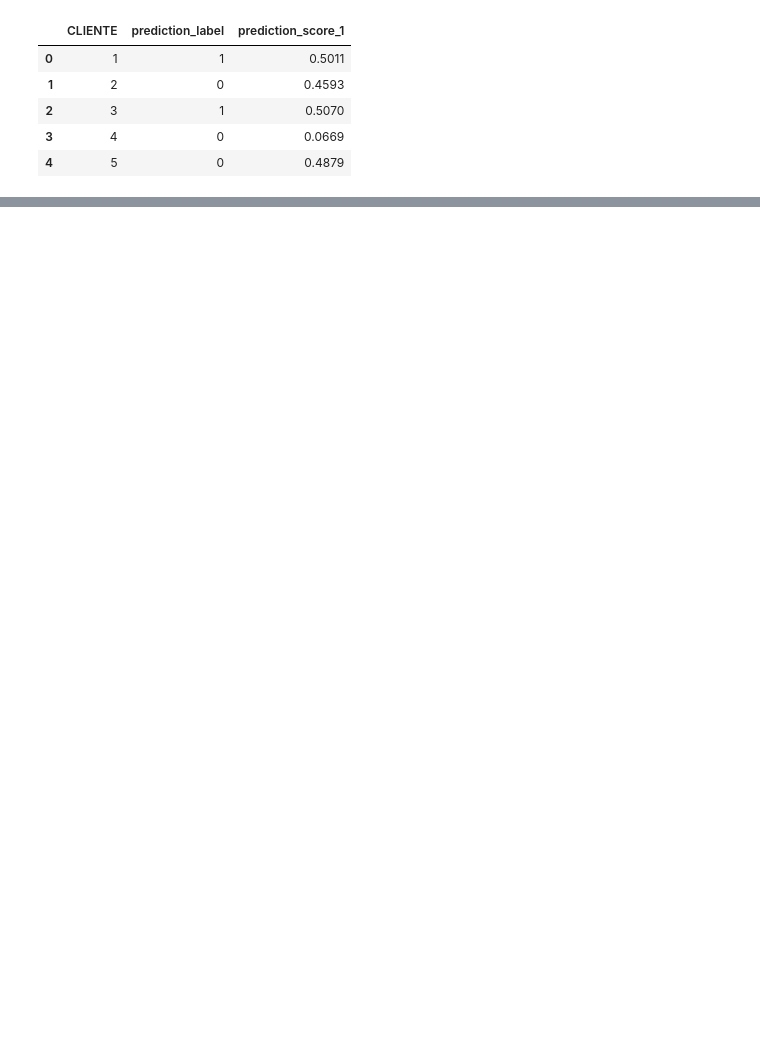
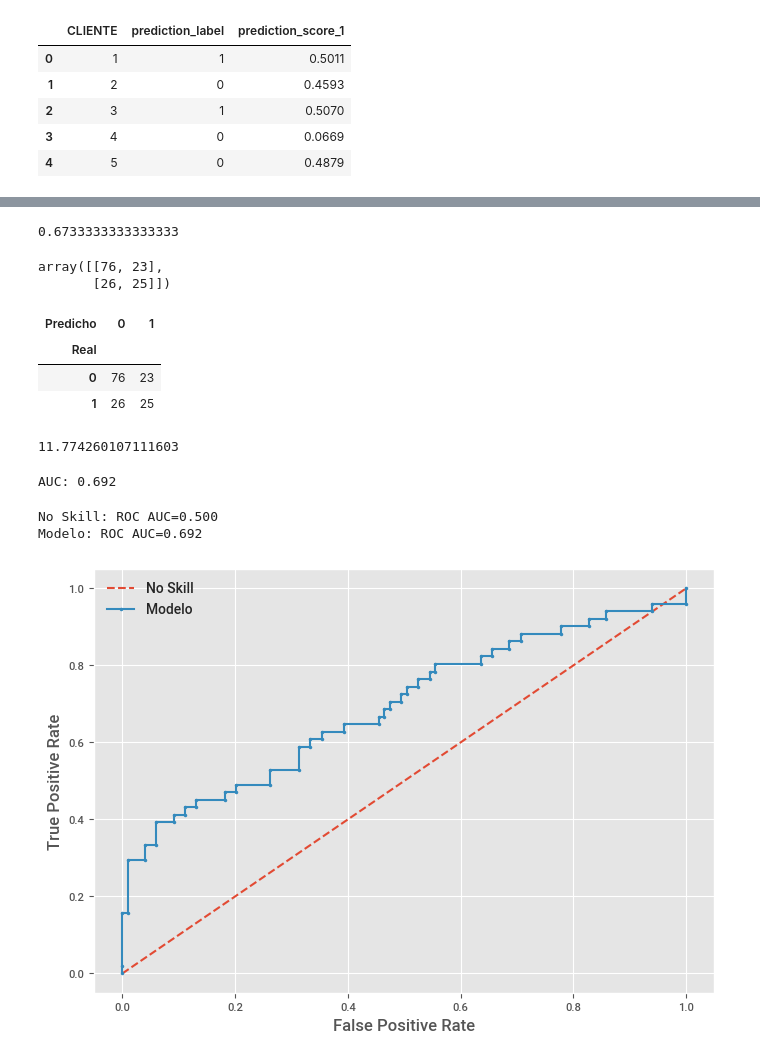
Before and after one commit to jorgesolisservelion/portfolio, a Jupyter notebook: Campaña_Mkt_Mailing.ipynb, the cells around one changed output, grey strips where cells are left out. Cells and saved outputs as stored; diff of their text form; code cells hidden in the pictures; blank space fills up the shorter version.

```diff
--- a/Campaña_Mkt_Mailing.ipynb
+++ b/Campaña_Mkt_Mailing.ipynb
@@ -384,0 +530,2 @@ dfp.head(5)
+# %%
+knn.fit(X_train, y_train)
@@ -384,0 +600,5 @@ dfp.head(5)
+# %%
+from sklearn.linear_model import LogisticRegression
+lgr = LogisticRegression(C=1,max_iter=1000,random_state=123)
+# %%
+lgr.fit(X_train, y_train)
@@ -384,0 +618,3 @@ dfp.head(5)
+# %%
+prob_lgr =  lgr.predict_proba(X_test)[:, 1]
+prob_lgr
@@ -384,0 +655,63 @@ dfp.head(5)
+# %%
+metrics.accuracy_score(y_test,y_pred_lgr)
+# %% [output]
+0.6733333333333333
+# %%
+metrics.confusion_matrix(y_test, y_pred_lgr)
+# %% [output]
+array([[76, 23],
+       [26, 25]])
+# %%
+pd.crosstab(y_test,y_pred_lgr
+                  ,rownames = ['Real']
+                  ,colnames = ['Predicho'])
+# %% [output]
+| Predicho | 0 | 1 |
+| Real |  |  |
+| 0 | 76 | 23 |
+| 1 | 26 | 25 |
+# %%
+metrics.log_loss(y_test,y_pred_lgr)
+# %% [output]
+11.774260107111603
+# %%
+from sklearn.metrics import roc_curve
+from sklearn.metrics import roc_auc_score
+
+fpr, tpr, thresholds = roc_curve(y_test, prob_lgr)
+
+auc = roc_auc_score(y_test, prob_lgr)
+print('AUC: %.3f' % auc)
+# %% [output]
+AUC: 0.692
+# %%
+from sklearn.metrics import roc_curve
+from sklearn.metrics import roc_auc_score
+
+ns_probs = [0 for _ in range(len(y_test))]
+
+lr_probs = prob_lgr
+
+ns_auc = roc_auc_score(y_test, ns_probs)
+lr_auc = roc_auc_score(y_test, lr_probs)
+
+print('No Skill: ROC AUC=%.3f' % (ns_auc))
+print('Modelo: ROC AUC=%.3f' % (lr_auc))
+
+ns_fpr, ns_tpr, _ = roc_curve(y_test, ns_probs)
+lr_fpr, lr_tpr, _ = roc_curve(y_test, lr_probs)
+
+
+plt.plot(ns_fpr, ns_tpr, linestyle='--', label='No Skill')
+plt.plot(lr_fpr, lr_tpr, marker='.', label='Modelo')
+
+plt.xlabel('False Positive Rate')
+plt.ylabel('True Positive Rate')
+
+plt.legend()
+
+plt.show()
+# %% [output]
+No Skill: ROC AUC=0.500
+Modelo: ROC AUC=0.692
+[figure, added]
```
Also changed, not shown: parts of 43 cells of this notebook.
